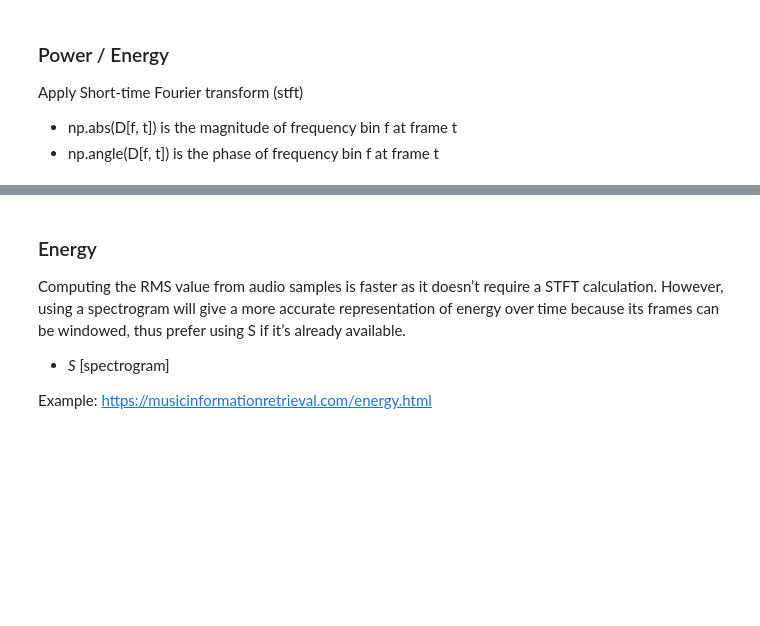
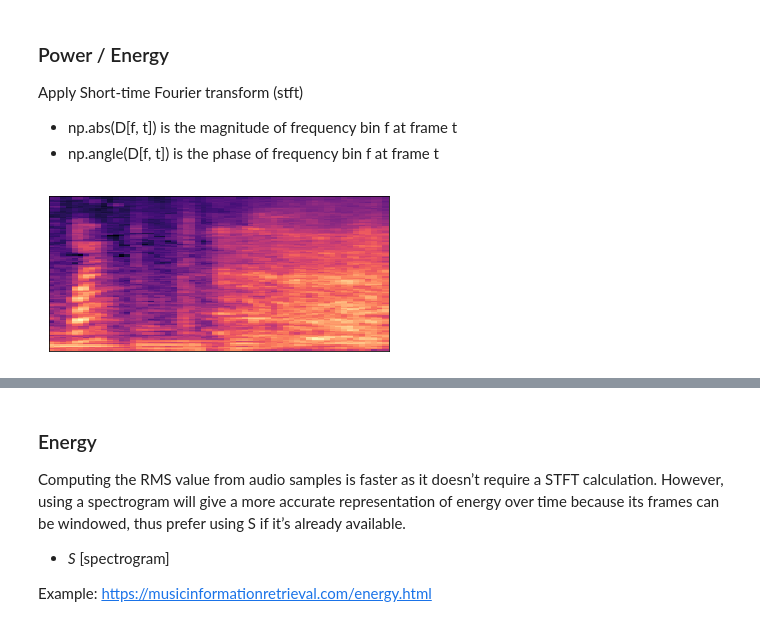
Before and after one commit to zeetaros/ml_nanodegree, a Jupyter notebook: capstone/dev_audio_models.ipynb, the cells around one changed output, grey strips where cells are left out. Cells and saved outputs as stored; diff of their text form; code cells hidden in the pictures; blank space fills up the shorter version.

Commit message:
Attempted CNN on raw mfcc array instead of image

```diff
--- a/capstone/dev_audio_models.ipynb
+++ b/capstone/dev_audio_models.ipynb
@@ -53,7 +56,7 @@ Loads and decodes the audio as a time series y, represented as a one-dimensional
 - Load the audio as a waveform *y* [audio signal]
 - store the sampling rate as *sample_rate* [audio sampling rate of y]
 # %%
-y, sample_rate = librosa.load(filename)
+y, sample_rate = librosa.load(filename, sr=44100)
 # %%
 y
 # %% [output]
@@ -164,3 +149,15 @@ librosa.display.specshow(librosa.amplitude_to_db(S, ref=np.max), y_axis='log', x
 plt.title('Power spectrogram')
 plt.colorbar(format='%+2.0f dB')
 plt.tight_layout()
+# %%
+S = librosa.feature.melspectrogram(y=y, sr=sample_rate, n_mels=128, fmax=8000)
+
+plt.figure(figsize=(5.12,2.56))
+librosa.display.specshow(librosa.power_to_db(S, ref=np.max), fmax=12000,)
+#                           y_axis='mel',
+#                           x_axis='time')
+# plt.colorbar(format='%+2.0f dB')
+# plt.title('Mel spectrogram')
+plt.tight_layout()
+# %% [output]
+[figure, added]
```
Also changed, not shown: parts of 69 cells of this notebook.
